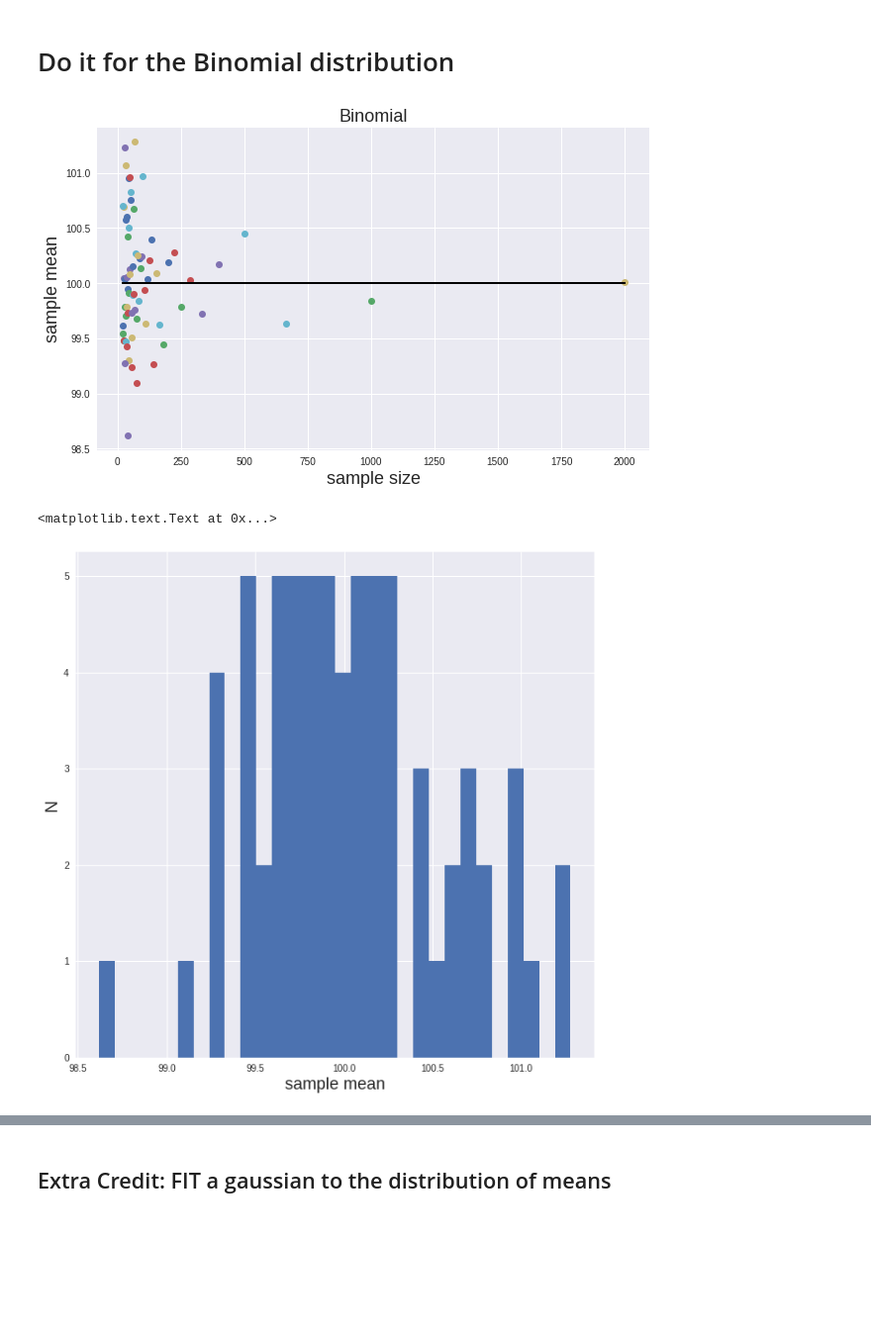
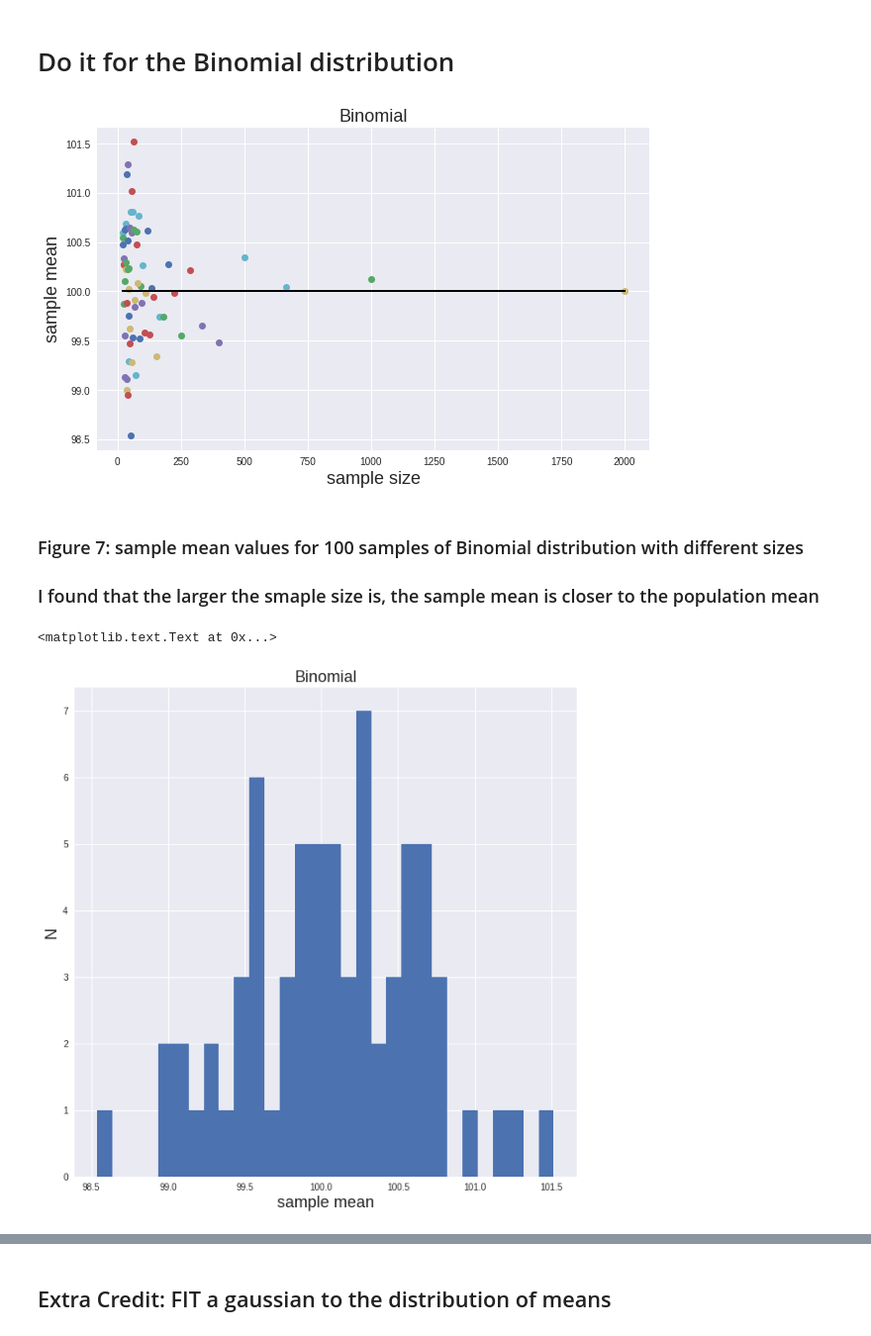
Before and after one commit to xoxoaseka/PUI2017_fl1210, a Jupyter notebook: HW3_fl1210/Assignment_1.ipynb, the cells around one changed output, grey strips where cells are left out. Shown: that part at 99% size. Drawn from its saved outputs; the diff is of its cells as text; code cells hidden in the pictures; blank space fills up the shorter version.

```diff
--- a/HW3_fl1210/Assignment_1.ipynb
+++ b/HW3_fl1210/Assignment_1.ipynb
@@ -72,0 +31,4 @@ Chisq mean: 101.76, standard deviation: 13.87
+# %%
+#mysize = (2000 / (np.array(range(1, 100)))).astype(int)
+mysize = (2000 / (np.array(range(1, 100) + [10]))).astype(int)
+print (mysize, mysize.shape)
@@ -76,5 +44,0 @@ we want distributions of different sizes (all integers between 10 and 2000)
-# %%
-mysize = (2000 / (np.array(range(1, 100)))).astype(int)
-# mysize = 1000 / (np.array(range(1, 100) + [10]))
-# mysize = (np.random.rand(100) * 1000).astype(int)
-print (mysize, mysize.shape)
@@ -228,13 +198,17 @@ for nn in md['binomial']:
         axbinomial_mu_n.set_title('Binomial', fontsize=18)
         axbinomial_mu_n.plot([min(mysize), max(mysize)], [mymean, mymean], 'k')
 # %% [output]
-[figure, old version]
+[figure, new version]
+# %% [markdown]
+### Figure 7: sample mean values for 100 samples of Binomial distribution with different sizes
+### I found that the larger the smaple size is, the sample mean is closer to the population mean
 # %%
 allmeans = list(md['binomial']['means'].values())
 pl.figure(figsize=(10, 10))
 pl.hist(allmeans,bins=30)
 pl.xlabel('sample mean', fontsize = 18)
 pl.ylabel('N', fontsize = 18)
+pl.title('Binomial', fontsize=18)
 # %% [output]
 <matplotlib.text.Text at 0x...>
-[figure, old version]
+[figure, new version]
```
Also changed, not shown: parts of 42 cells of this notebook, 3 other files.
